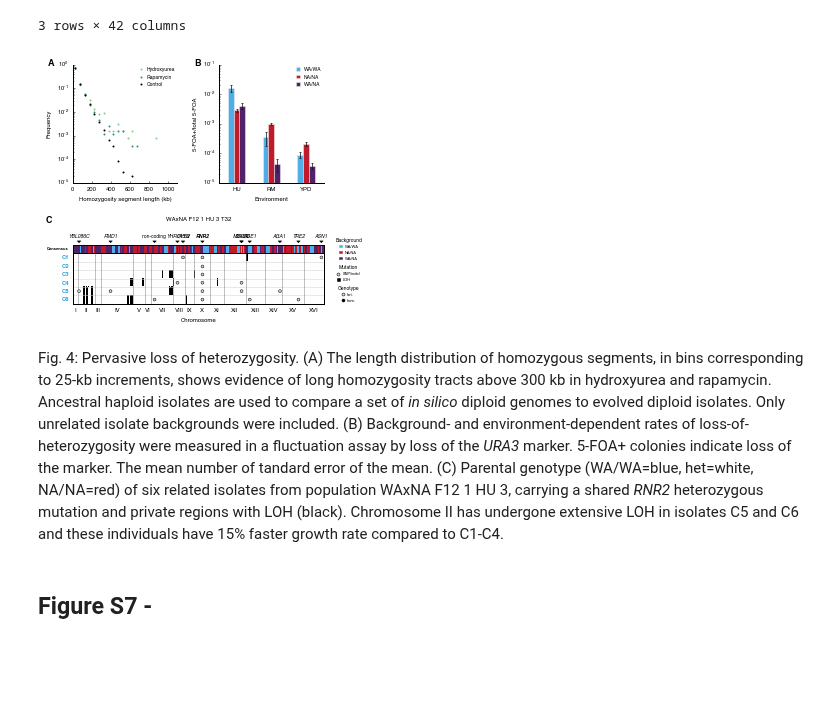
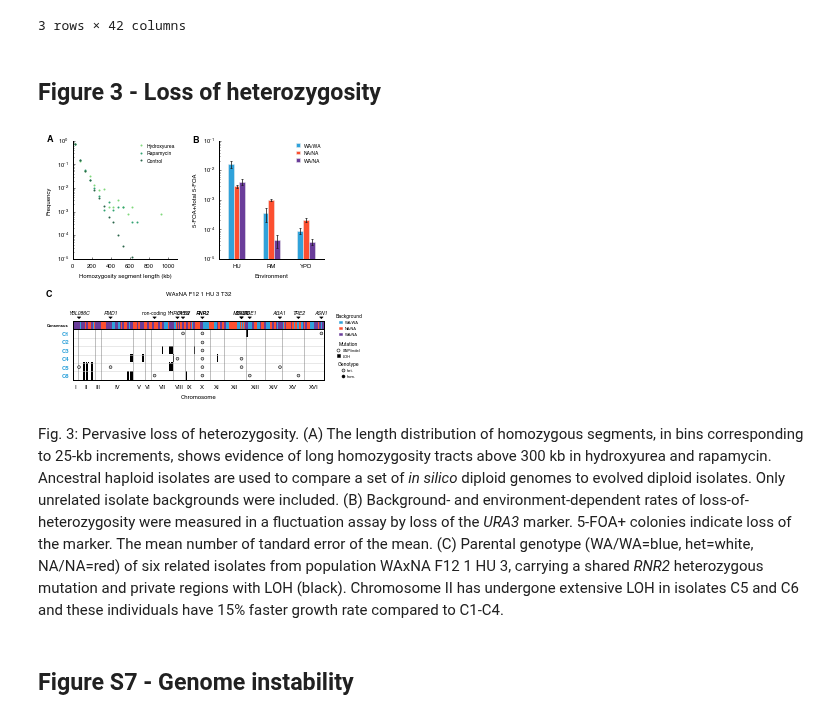
Before and after one commit to ivazquez/clonal-heterogeneity, a Jupyter notebook: src/figure3.ipynb, the cells around one changed output. Saved outputs shown, nothing was run; the diff lists cells and outputs as text; code cells hidden in the pictures; blank space fills up the shorter version.

```diff
--- a/src/figure3.ipynb
+++ b/src/figure3.ipynb
@@ -123,0 +55,5 @@ seq_loh_df.head()
+# %%
+# load data
+seq_loh_df = utils.load_data(dir_data+'seq/loh/seq_loh.pickle')
+
+seq_loh_df.head()
@@ -124,15 +67,15 @@ seq_loh_df.head()
 # %%
 # load data
-seq_mut_df = utils.load_data(dir_data+'seq/de-novo/seq_dn_df_consensus.pickle')
+seq_mut_df = utils.load_data(dir_data+'seq/de-novo/seq_de_novo_snps_indels.pickle')
 
 seq_mut_df = seq_mut_df.rename(columns={'chrom':'chr_arabic', 'pos':'site'})
 seq_mut_df['chr_roman'] = seq_mut_df['chr_arabic'].apply(utils.int_to_roman)
 seq_mut_df = utils.chr_to_gw(seq_mut_df)
 
-seq_mut_df = seq_mut_df[(seq_mut_df.time=='32')&\
+seq_mut_df = seq_mut_df[(seq_mut_df.time==32)&\
                         (seq_mut_df.clone!='')].reset_index(drop=True)
 
-# Annotate zygosity
+# remap genotype values
 seq_mut_df['genotype'] = seq_mut_df['genotype'].map({'0/0': 0, '0/1': 1, '1/0': 1, '1/1': 2})
 
 seq_mut_df['type'] = 'de novo'
@@ -191,6 +148,8 @@ loh_fluctuation_df.head()
 | RM | 2.5 | 2.5 | 2.5 | 0.422577 | 0.422577 | 0.422577 | 1.5 | 1.5 | 1.5 | ... |
 | YPD | 2.5 | 2.5 | 2.5 | 0.422577 | 0.422577 | 0.422577 | 1.5 | 1.5 | 1.5 | ... |
 3 rows × 42 columns
+# %% [markdown]
+## Figure 3 - Loss of heterozygosity
 # %%
 fig = plt.figure(figsize=(4, 4), dpi=300)
 
@@ -203,7 +162,7 @@ gs['loh'] = gridspec.GridSpecFromSubplotSpec(7, 1, subplot_spec=grid[1,:], hspac
 
 ### top left panel ###
 ax1 = plt.subplot(gs['length'][:])
-ax1.text(-0.18, 1.05, 'A', transform=ax1.transAxes,
+ax1.text(-0.185, 1.055, 'A', transform=ax1.transAxes,
          fontsize=9, fontweight='bold', va='top', ha='right')
 
 colors = [config.dict_selection['color'][e] for e in loh_length_df.columns]
@@ -222,7 +181,7 @@ ax1.legend(frameon=False, loc='upper right',
 
 ### top right panel ###
 ax2 = plt.subplot(gs['fluctuation'][:])
-ax2.text(-0.18, 1.05, 'B', transform=ax2.transAxes,
+ax2.text(-0.2, 1.05, 'B', transform=ax2.transAxes,
          fontsize=9, fontweight='bold', va='top', ha='right')
 
 colors = [config.dict_background['color'][b] for b in loh_fluctuation_df['LOH rate','mean'].columns]
@@ -263,7 +222,7 @@ data = gc.values
 plot.heatmap(np.r_[x, x.max()+1], np.r_[y, y.max()+1], data,
              ax3, '', '', '', [], [], cmap=cmap, vmin=0, vmax=2)
 
-ax3.set_title('WAxNA F12 1 HU 3 T32', fontsize=6, y=3.25)
+ax3.set_title('WAxNA F12 1 HU 3 T32', fontsize=6, y=3.5)
 
 ylabels = ['Consensus']
 ax3.set_yticks(np.arange(len(ylabels)) + 0.5, minor=True)
@@ -284,15 +243,29 @@ for l, xy in zip(labels, loc):
                        fontsize=5, style=('italic' if l!='non-coding' else 'normal'),
                        weight=('bold' if l in ['RNR2','RNR4','FPR1','TOR1'] else 'normal'),
                        annotation_clip=False, va='bottom', ha='center')
-#                        bbox=(dict(facecolor='none', edgecolor='gray', boxstyle='round,pad=.2')\
-#                              if l in ['RNR2','RNR4','FPR1','TOR1'] else \
-#                              dict(facecolor='none', edgecolor='none', boxstyle='round,pad=.2')))
 
 ax4 = plt.subplot(gs['loh'][1:])
 
-ax4.text(-0.085, 1.75, 'C', transform=ax4.transAxes,
+ax4.text(-0.085, 1.8, 'C', transform=ax4.transAxes,
          fontsize=9, fontweight='bold', va='top', ha='right')
 
+# copy number
+indexer = [slice(None)]*len(sdn.index.names)
+indexer[sdn.index.names.index('type')] = ['copy_number']
+gc = sdn.loc[tuple(indexer),:].dropna(axis=1, how='all')
+
+x = gc.columns.get_level_values('pos').values
+y = np.arange(len(gc.index.get_level_values('clone')))
+data = gc.values
+
+cmap = mpl.colors.ListedColormap(['k','w','k'])
+bounds = [1,2,3]
+norm = mpl.colors.BoundaryNorm(bounds, cmap.N)
+
+plot.heatmap(np.r_[x, x.max()+1], np.r_[y, y.max()+1], data,
+             ax4, '', '', '', [], [], cmap=cmap, vmin=data.min(), vmax=data.max())
+
+# LOH
 indexer = [slice(None)]*len(sdn.index.names)
 indexer[sdn.index.names.index('type')] = ['loh']
 gl = sdn.loc[tuple(indexer),:].dropna(axis=1, how='all')
@@ -306,15 +279,16 @@ data = gl.values
 #                                   'w',
 #                                   config.dict_background['color']['WA']])
 cmap = mpl.colors.ListedColormap(['k','w','k'])
-bounds=[-1,0,1]
+bounds = [-1,0,1]
 norm = mpl.colors.BoundaryNorm(bounds, cmap.N)
 
-plot.heatmap(np.r_[x, x.max()+1], np.r_[y, y.max()+1], data, ax4, '', '', '', [], [], cmap=cmap, vmin=-1, vmax=1)
+plot.heatmap(np.r_[x, x.max()+1], np.r_[y, y.max()+1], data,
+             ax4, '', '', '', [], [], cmap=cmap, vmin=data.min(), vmax=data.max())
 
 lineage = gl.index.get_level_values('lineage').unique()[0]
 ax4.tick_params(axis='y', colors=config.dict_lineages[lineage]['fill'], width=5, which='both')
 
-# show de novo mutations
+# de novo mutations
 indexer = [slice(None)]*len(sdn.index.names)
 indexer[sdn.index.names.index('type')] = ['de novo']
 gn = sdn.loc[tuple(indexer),:].dropna(axis=1, how='all')
@@ -330,7 +304,7 @@ for i,(k,g) in enumerate(gn.groupby(level='clone')):
 
 ylabels = gl.index.get_level_values('clone')
 ax4.set_yticks(np.arange(len(ylabels)) + 0.5)
-ax4.set_yticklabels(ylabels, fontweight='bold', va='center')
+ax4.set_yticklabels('C' + ylabels, fontweight='bold', va='center')
 [ax4.axhline(g, lw=0.5, ls="-", color="lightgray") for g in np.arange(len(ylabels))]
 
 xlabels = sgd_length.chr_start + (sgd_length.chr_end - sgd_length.chr_start)/2.
@@ -353,7 +327,7 @@ leg1 = ax3.legend([wt_artist,hom_artist,het_artist], ['WA/WA','NA/NA','WA/NA'],
                   borderaxespad=0, handlelength=0.75,
                   title='Background', prop={'size':4})
 
-snp_indel_artist = lines.Line2D((0,1),(0,0), mec='k', mfc=config.dict_genotype['color'][1],
+snp_indel_artist = lines.Line2D((0,1),(0,0), mec='k', mfc=config.dict_genotype['color'][0],
                                 marker='o', markersize=3, linestyle='')
 loh_artist = patches.Rectangle((0,0), width=1, height=1, color='k')
 
@@ -363,36 +337,36 @@ leg2 = ax4.legend([snp_indel_artist,loh_artist], ['SNP/indel','LOH'],
                   borderaxespad=0, handlelength=0.75,
                   title='Mutation', prop={'size':4})
 
 het_artist = lines.Line2D((0,1),(0,0), mec='k', mfc=config.dict_genotype['color'][1],
                           marker='o', markersize=3, linestyle='')
 hom_artist = lines.Line2D((0,1),(0,0), mec='k', mfc=config.dict_genotype['color'][2],
                           marker='o', markersize=3, linestyle='')
 
 leg3 = ax4.legend([het_artist,hom_artist], ['het.','hom.'],
                   bbox_to_anchor=(1.1, 0), ncol=1,
                   frameon=False, loc='lower center',
                   borderaxespad=0, handlelength=0.75,
                   title='Genotype', prop={'size':4})
 
 ax4.add_artist(leg2)
 
 for leg in [leg1,leg2,leg3]:
     plt.setp(leg.get_title(),fontsize=5)
 
 # axes limits
 for ax in fig.get_axes():
     ax.xaxis.label.set_size(6)
     ax.yaxis.label.set_size(6)
     ax.tick_params(axis='both', which='major', size=2, labelsize=6)
     ax.tick_params(axis='both', which='minor', size=1, labelsize=4)
 
 fig.savefig(dir_paper+'figures/figure3/figure3.png', dpi=300, bbox_inches='tight')
 fig.savefig(dir_paper+'figures/figure3/figure3.svg', dpi=300, bbox_inches='tight')
 plt.show()
 # %% [output]
-[figure, old version]
+[figure, new version]
 # %% [markdown]
-Fig. 4: Pervasive loss of heterozygosity. (A) The length distribution of homozygous segments, in bins corresponding to 25-kb increments, shows evidence of long homozygosity tracts above 300 kb in hydroxyurea and rapamycin. Ancestral haploid isolates are used to compare a set of *in silico* diploid genomes to evolved diploid isolates. Only unrelated isolate backgrounds were included. (B) Background- and environment-dependent rates of loss-of-heterozygosity were measured in a fluctuation assay by loss of the *URA3* marker. 5-FOA+ colonies indicate loss of the marker. The mean number of tandard error of the mean. (C) Parental genotype (WA/WA=blue, het=white, NA/NA=red) of six related isolates from population WAxNA F12 1 HU 3, carrying a shared *RNR2* heterozygous mutation and private regions with LOH (black). Chromosome II has undergone extensive LOH in isolates C5 and C6 and these individuals have 15% faster growth rate compared to C1-C4.
+Fig. 3: Pervasive loss of heterozygosity. (A) The length distribution of homozygous segments, in bins corresponding to 25-kb increments, shows evidence of long homozygosity tracts above 300 kb in hydroxyurea and rapamycin. Ancestral haploid isolates are used to compare a set of *in silico* diploid genomes to evolved diploid isolates. Only unrelated isolate backgrounds were included. (B) Background- and environment-dependent rates of loss-of-heterozygosity were measured in a fluctuation assay by loss of the *URA3* marker. 5-FOA+ colonies indicate loss of the marker. The mean number of tandard error of the mean. (C) Parental genotype (WA/WA=blue, het=white, NA/NA=red) of six related isolates from population WAxNA F12 1 HU 3, carrying a shared *RNR2* heterozygous mutation and private regions with LOH (black). Chromosome II has undergone extensive LOH in isolates C5 and C6 and these individuals have 15% faster growth rate compared to C1-C4.
 # %% [markdown]
-## Figure S7 -
+## Figure S7 - Genome instability
 # %%
```
Also changed, not shown: parts of 8 cells of this notebook, 7 other files.
